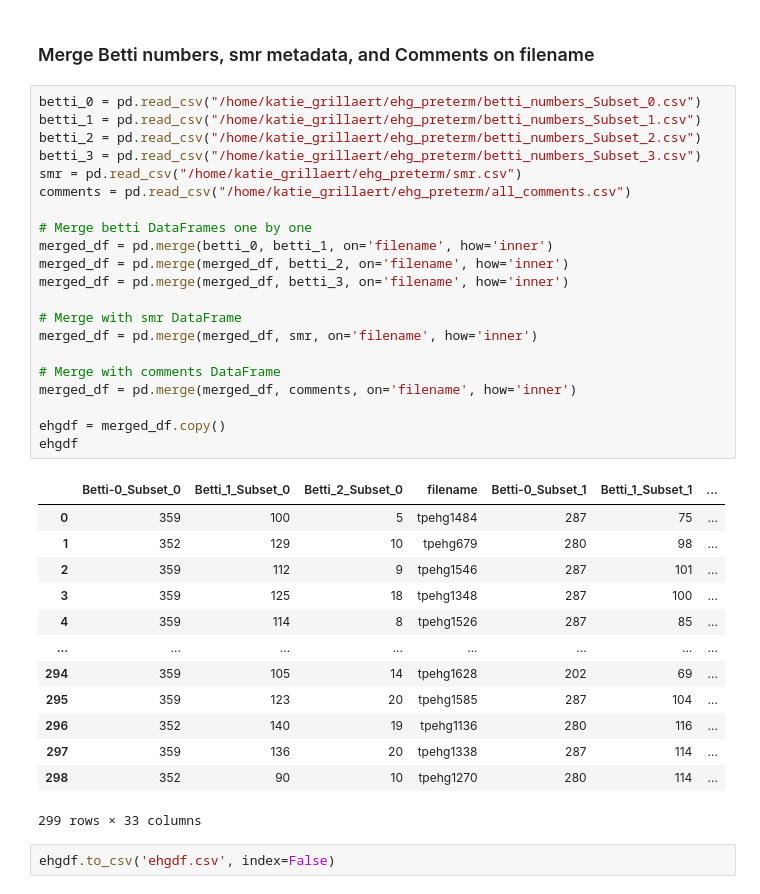
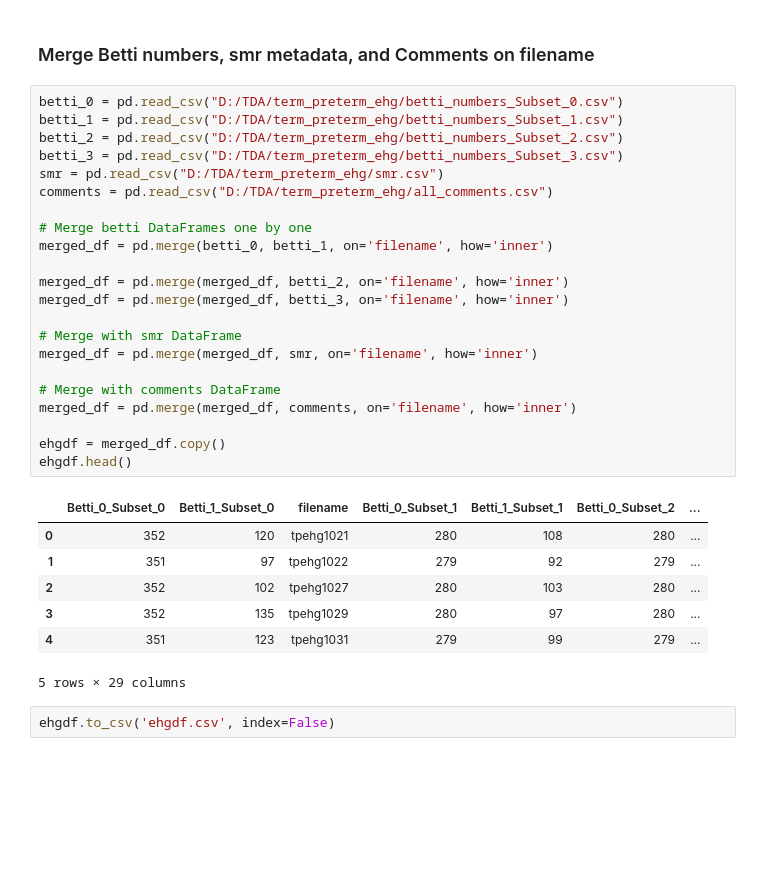
Before and after one commit to kgrillaert/ehg_tda, a Jupyter notebook: Tushar/EHG_Preterm.ipynb, the cells around one changed output. Drawn from its saved outputs; the diff is of its cells as text; blank space fills up the shorter version.

```diff
--- a/Tushar/EHG_Preterm.ipynb
+++ b/Tushar/EHG_Preterm.ipynb
@@ -671,40 +750,35 @@ smr_df
 # %% [markdown]
 ### Merge Betti numbers, smr metadata, and Comments on filename
 # %%
-betti_0 = pd.read_csv("/home/katie_grillaert/ehg_preterm/betti_numbers_Subset_0.csv")
-betti_1 = pd.read_csv("/home/katie_grillaert/ehg_preterm/betti_numbers_Subset_1.csv")
-betti_2 = pd.read_csv("/home/katie_grillaert/ehg_preterm/betti_numbers_Subset_2.csv")
-betti_3 = pd.read_csv("/home/katie_grillaert/ehg_preterm/betti_numbers_Subset_3.csv")
-smr = pd.read_csv("/home/katie_grillaert/ehg_preterm/smr.csv")
-comments = pd.read_csv("/home/katie_grillaert/ehg_preterm/all_comments.csv")
+betti_0 = pd.read_csv("D:/TDA/term_preterm_ehg/betti_numbers_Subset_0.csv")
+betti_1 = pd.read_csv("D:/TDA/term_preterm_ehg/betti_numbers_Subset_1.csv")
+betti_2 = pd.read_csv("D:/TDA/term_preterm_ehg/betti_numbers_Subset_2.csv")
+betti_3 = pd.read_csv("D:/TDA/term_preterm_ehg/betti_numbers_Subset_3.csv")
+smr = pd.read_csv("D:/TDA/term_preterm_ehg/smr.csv")
+comments = pd.read_csv("D:/TDA/term_preterm_ehg/all_comments.csv")
 
 # Merge betti DataFrames one by one
 merged_df = pd.merge(betti_0, betti_1, on='filename', how='inner')
+
 merged_df = pd.merge(merged_df, betti_2, on='filename', how='inner')
 merged_df = pd.merge(merged_df, betti_3, on='filename', how='inner')
 
 # Merge with smr DataFrame
 merged_df = pd.merge(merged_df, smr, on='filename', how='inner')
 
 # Merge with comments DataFrame
 merged_df = pd.merge(merged_df, comments, on='filename', how='inner')
 
 ehgdf = merged_df.copy()
-ehgdf
+ehgdf.head()
 # %% [output]
-|  | Betti-0_Subset_0 | Betti_1_Subset_0 | Betti_2_Subset_0 | filename | Betti-0_Subset_1 | Betti_1_Subset_1 | ... |
-| 0 | 359 | 100 | 5 | tpehg1484 | 287 | 75 | ... |
-| 1 | 352 | 129 | 10 | tpehg679 | 280 | 98 | ... |
-| 2 | 359 | 112 | 9 | tpehg1546 | 287 | 101 | ... |
-| 3 | 359 | 125 | 18 | tpehg1348 | 287 | 100 | ... |
-| 4 | 359 | 114 | 8 | tpehg1526 | 287 | 85 | ... |
-| ... | ... | ... | ... | ... | ... | ... | ... |
-| 294 | 359 | 105 | 14 | tpehg1628 | 202 | 69 | ... |
-| 295 | 359 | 123 | 20 | tpehg1585 | 287 | 104 | ... |
-| 296 | 352 | 140 | 19 | tpehg1136 | 280 | 116 | ... |
-| 297 | 359 | 136 | 20 | tpehg1338 | 287 | 114 | ... |
-| 298 | 352 | 90 | 10 | tpehg1270 | 280 | 114 | ... |
+|  | Betti_0_Subset_0 | Betti_1_Subset_0 | filename | Betti_0_Subset_1 | Betti_1_Subset_1 | Betti_0_Subset_2 | ... |
+| 0 | 352 | 120 | tpehg1021 | 280 | 108 | 280 | ... |
+| 1 | 351 | 97 | tpehg1022 | 279 | 92 | 279 | ... |
+| 2 | 352 | 102 | tpehg1027 | 280 | 103 | 280 | ... |
+| 3 | 352 | 135 | tpehg1029 | 280 | 97 | 280 | ... |
+| 4 | 351 | 123 | tpehg1031 | 279 | 99 | 279 | ... |
-299 rows × 33 columns
+5 rows × 29 columns
 # %%
 ehgdf.to_csv('ehgdf.csv', index=False)
 # %%
```
Also changed, not shown: parts of 35 cells of this notebook.
